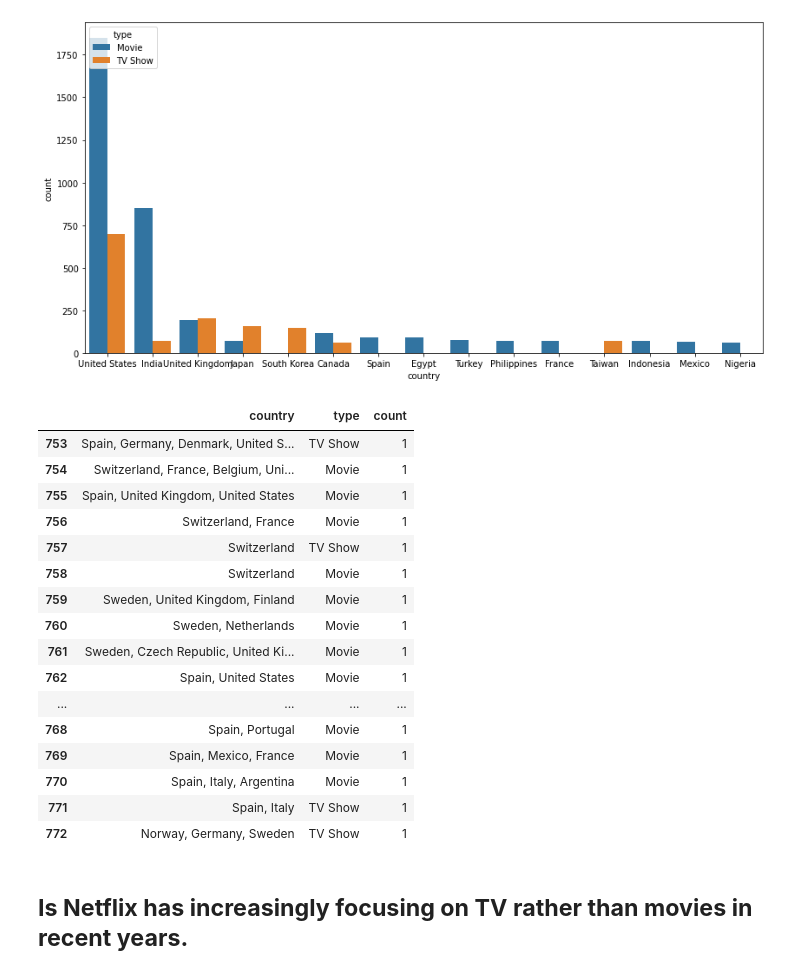
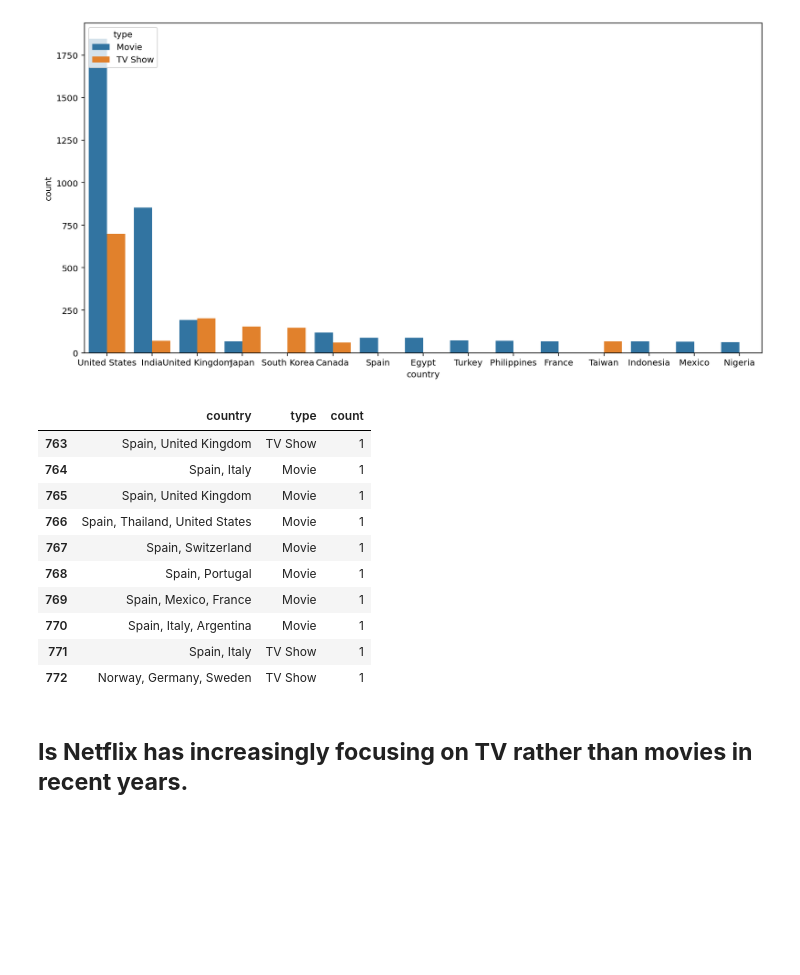
Before and after one commit to smkmohsin/NETFLIX-MOVIES-AND-TV-SHOWS-CLUSTERING, a Jupyter notebook: NETFLIX_MOVIES_AND_TV_SHOWS_CLUSTERING.ipynb, the cells around one changed output. Saved outputs shown, nothing was run; the diff lists cells and outputs as text; code cells hidden in the pictures; blank space fills up the shorter version.

```diff
--- a/NETFLIX_MOVIES_AND_TV_SHOWS_CLUSTERING.ipynb
+++ b/NETFLIX_MOVIES_AND_TV_SHOWS_CLUSTERING.ipynb
@@ -312,20 +382,14 @@ rcParams['figure.figsize'] = 10, 5
 # %% [output]
 [figure]
 # %%
-type_of_content.tail(20)
+type_of_content.tail(10)
 # %% [output]
 |  | country | type | count |
-| 753 | Spain, Germany, Denmark, United S... | TV Show | 1 |
-| 754 | Switzerland, France, Belgium, Uni... | Movie | 1 |
-| 755 | Spain, United Kingdom, United States | Movie | 1 |
-| 756 | Switzerland, France | Movie | 1 |
-| 757 | Switzerland | TV Show | 1 |
-| 758 | Switzerland | Movie | 1 |
-| 759 | Sweden, United Kingdom, Finland | Movie | 1 |
-| 760 | Sweden, Netherlands | Movie | 1 |
-| 761 | Sweden, Czech Republic, United Ki... | Movie | 1 |
-| 762 | Spain, United States | Movie | 1 |
-| ... | ... | ... | ... |
+| 763 | Spain, United Kingdom | TV Show | 1 |
+| 764 | Spain, Italy | Movie | 1 |
+| 765 | Spain, United Kingdom | Movie | 1 |
+| 766 | Spain, Thailand, United States | Movie | 1 |
+| 767 | Spain, Switzerland | Movie | 1 |
 | 768 | Spain, Portugal | Movie | 1 |
 | 769 | Spain, Mexico, France | Movie | 1 |
 | 770 | Spain, Italy, Argentina | Movie | 1 |
```
Also changed, not shown: parts of 51 cells of this notebook.
